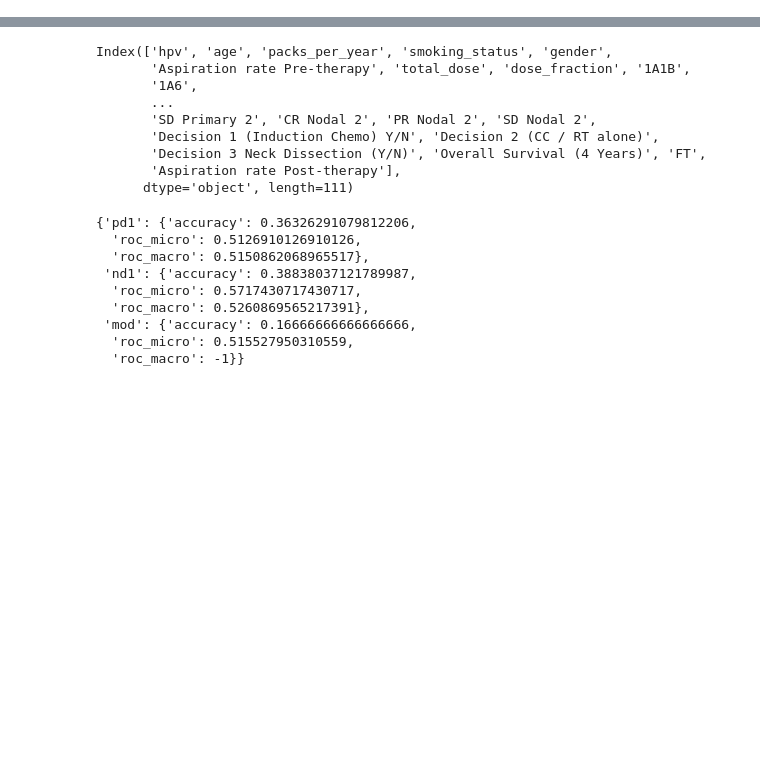
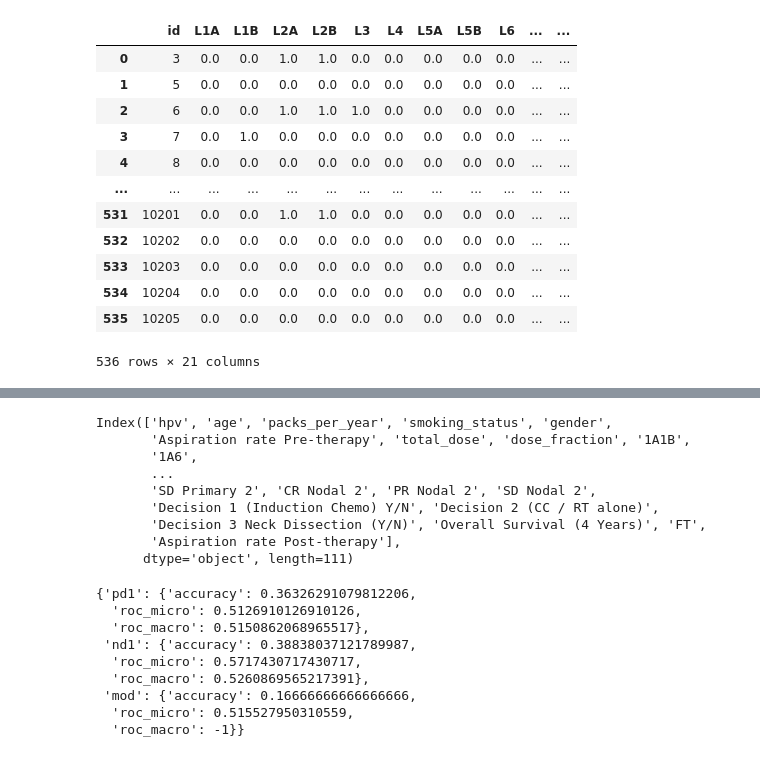
Before and after one commit to uic-evl/DigitalTwinVis, a Jupyter notebook: python/Preprocessing.ipynb, the cells around one changed output, grey strips where cells are left out. Saved outputs shown, nothing was run; the diff lists cells and outputs as text; code cells hidden in the pictures; blank space fills up the shorter version.

```diff
--- a/python/Preprocessing.ipynb
+++ b/python/Preprocessing.ipynb
@@ -16 +34,17 @@ pd.set_option('display.max_rows', 200)
+# %%
+pd.read_csv('../data/digital_twin_ln_monograms.csv')
+# %% [output]
+|  | id | L1A | L1B | L2A | L2B | L3 | L4 | L5A | L5B | L6 | ... | ... |
+| 0 | 3 | 0.0 | 0.0 | 1.0 | 1.0 | 0.0 | 0.0 | 0.0 | 0.0 | 0.0 | ... | ... |
+| 1 | 5 | 0.0 | 0.0 | 0.0 | 0.0 | 0.0 | 0.0 | 0.0 | 0.0 | 0.0 | ... | ... |
+| 2 | 6 | 0.0 | 0.0 | 1.0 | 1.0 | 1.0 | 0.0 | 0.0 | 0.0 | 0.0 | ... | ... |
+| 3 | 7 | 0.0 | 1.0 | 0.0 | 0.0 | 0.0 | 0.0 | 0.0 | 0.0 | 0.0 | ... | ... |
+| 4 | 8 | 0.0 | 0.0 | 0.0 | 0.0 | 0.0 | 0.0 | 0.0 | 0.0 | 0.0 | ... | ... |
+| ... | ... | ... | ... | ... | ... | ... | ... | ... | ... | ... | ... | ... |
+| 531 | 10201 | 0.0 | 0.0 | 1.0 | 1.0 | 0.0 | 0.0 | 0.0 | 0.0 | 0.0 | ... | ... |
+| 532 | 10202 | 0.0 | 0.0 | 0.0 | 0.0 | 0.0 | 0.0 | 0.0 | 0.0 | 0.0 | ... | ... |
+| 533 | 10203 | 0.0 | 0.0 | 0.0 | 0.0 | 0.0 | 0.0 | 0.0 | 0.0 | 0.0 | ... | ... |
+| 534 | 10204 | 0.0 | 0.0 | 0.0 | 0.0 | 0.0 | 0.0 | 0.0 | 0.0 | 0.0 | ... | ... |
+| 535 | 10205 | 0.0 | 0.0 | 0.0 | 0.0 | 0.0 | 0.0 | 0.0 | 0.0 | 0.0 | ... | ... |
+536 rows × 21 columns
 # %%
```
Also changed, not shown: parts of 15 cells of this notebook, 8 other files.
